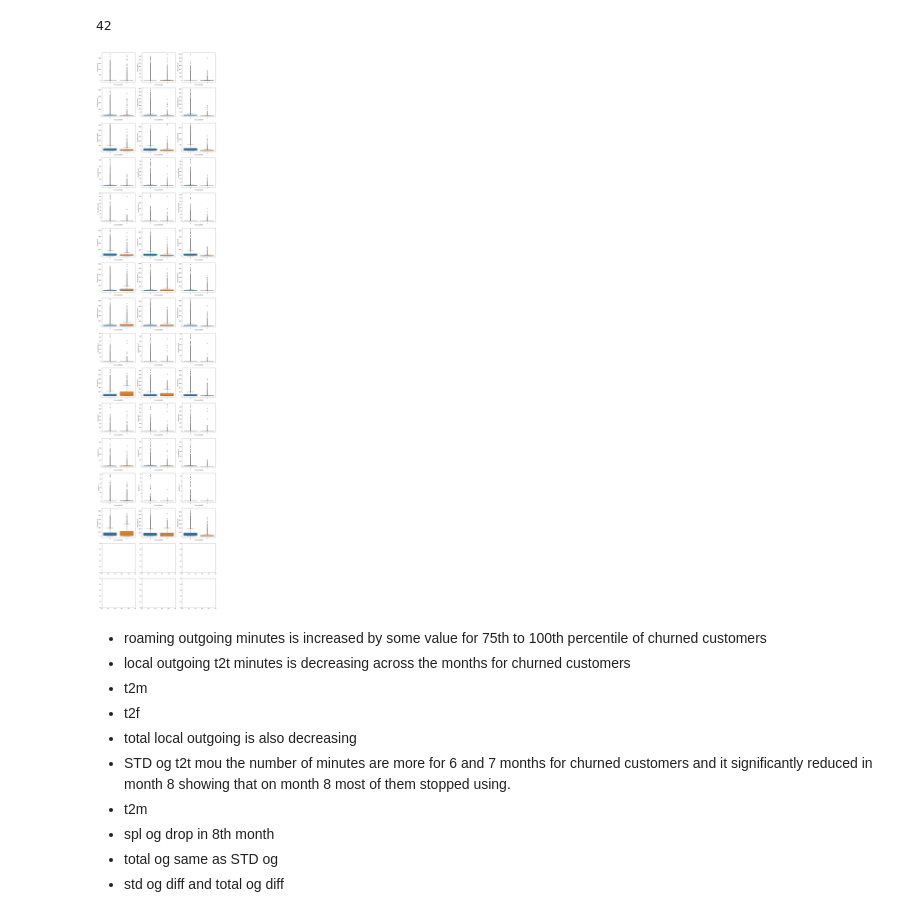
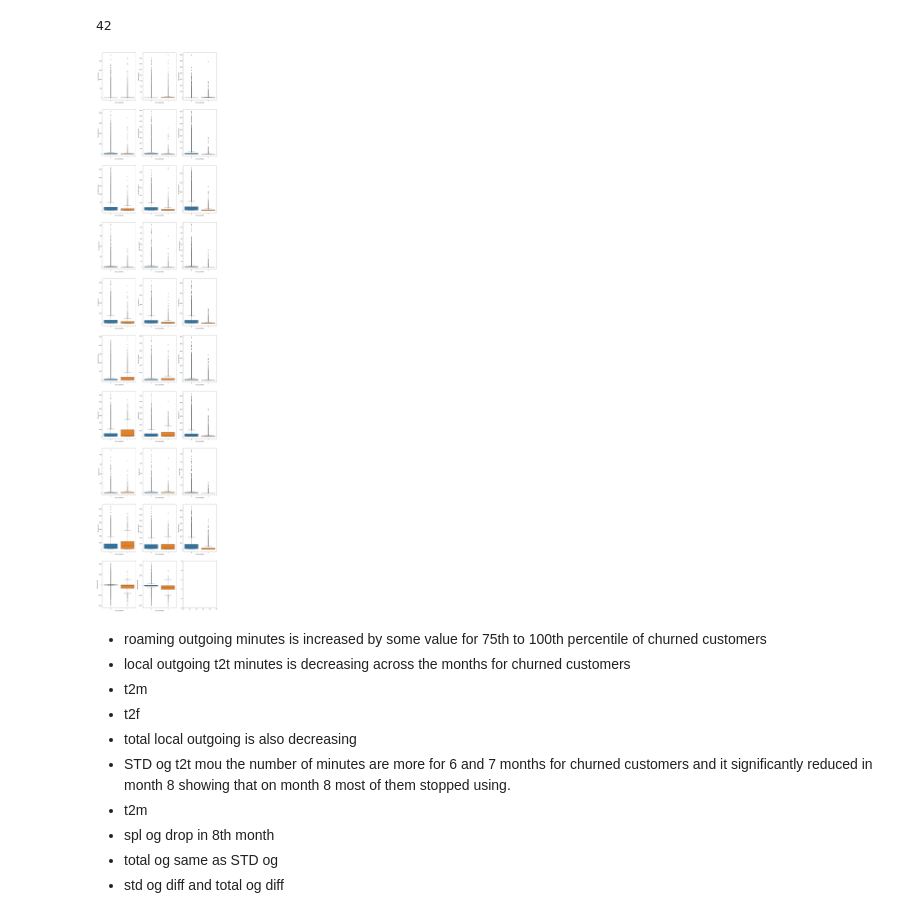
Before and after one commit to vighu0710/TelecomChurnPrediction, a Jupyter notebook: Telecom churn prediction.ipynb, the cells around one changed output. Saved outputs shown, nothing was run; the diff lists cells and outputs as text; code cells hidden in the pictures.

Commit message:
Updated Box charts for selective columns

```diff
--- a/Telecom churn prediction.ipynb
+++ b/Telecom churn prediction.ipynb
@@ -1373,19 +1373,32 @@ Name: total_rech_num_group_8, dtype: int64
 len(ogCols)
 # %% [output]
 42
-# %%
-fig, axs = plt.subplots(16,3,figsize=(20,100))
-j=0
-for i in ogCols:
-    if(j>=3):
-        k=j%3
-    else:
-        k=j
-    sns.boxplot(Telecom_df_filtered['churn_probability'],Telecom_df_filtered[i],ax=axs[j//3][k])
-    j+=1
-fig.show()
-# %% [output]
-[figure, removed]
+# %%
+og_chart_cols = [ 'roam_og_mou_6','roam_og_mou_7','roam_og_mou_8',
+                  'loc_og_t2t_mou_6','loc_og_t2t_mou_7','loc_og_t2t_mou_8',
+                  'loc_og_t2m_mou_6','loc_og_t2m_mou_7','loc_og_t2m_mou_8',
+                  'loc_og_t2f_mou_6','loc_og_t2f_mou_7','loc_og_t2f_mou_8',
+                  'loc_og_mou_6','loc_og_mou_7','loc_og_mou_8',
+                  'std_og_t2t_mou_6','std_og_t2t_mou_7','std_og_t2t_mou_8',
+                  'std_og_mou_6','std_og_mou_7','std_og_mou_8',
+                  'spl_og_mou_6','spl_og_mou_7','spl_og_mou_8',
+                  'total_og_mou_6','total_og_mou_7','total_og_mou_8',
+                  'std_og_mou_diff','total_og_mou_diff'
+
+                ]
+
+fig, axs = plt.subplots(10,3,figsize=(20,100))
+j=0
+for i in og_chart_cols:
+    if(j>=3):
+        k=j%3
+    else:
+        k=j
+    sns.boxplot(Telecom_df_filtered['churn_probability'],Telecom_df_filtered[i],ax=axs[j//3][k])
+    j+=1
+fig.show()
+# %% [output]
+[figure, added]
 # %% [markdown]
 - roaming outgoing minutes is increased by some value for 75th to 100th percentile of churned customers
 - local outgoing t2t minutes is decreasing across the months for churned customers
```
Also changed, not shown: parts of 6 cells of this notebook.
